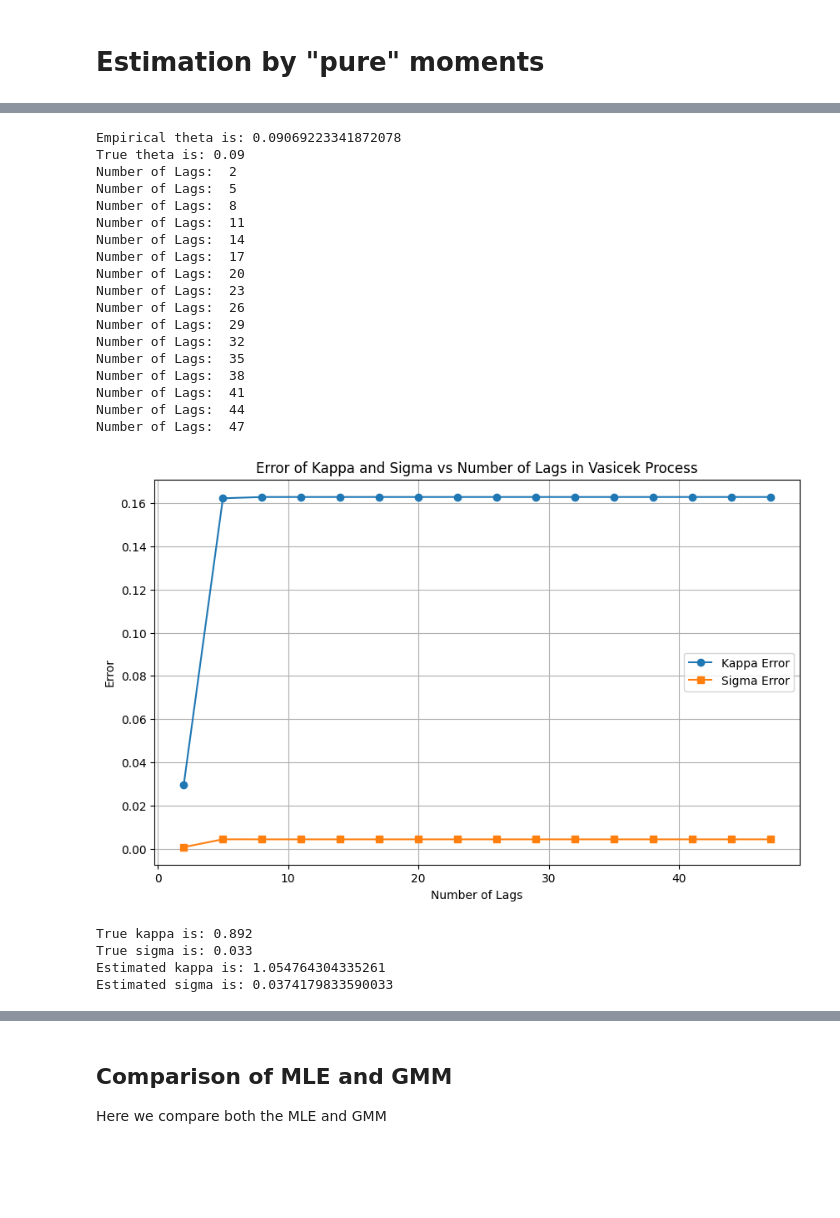
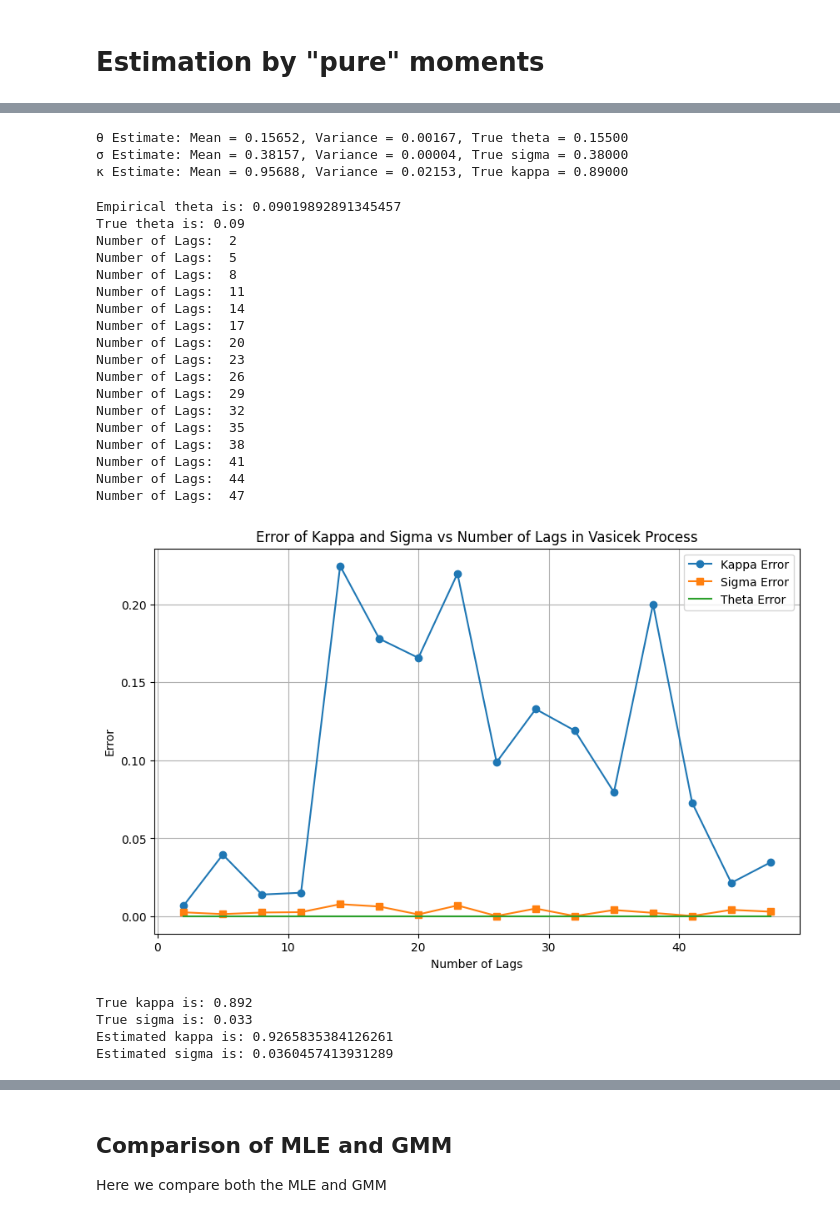
Before and after one commit to Hassen214/Project-IMI, a Jupyter notebook: Code.ipynb, the cells around one changed output, grey strips where cells are left out. Cells and saved outputs as stored; diff of their text form; code cells hidden in the pictures; blank space fills up the shorter version.

```diff
--- a/Code.ipynb
+++ b/Code.ipynb
@@ -497,13 +468,0 @@ $$
-# %%
-# Generate Vasicek process trajectories
-# True parameters
-kappa_true = 0.892  # Vitesse de retour à la moyenne
-theta_true = 0.09  # Moyenne long-terme
-sigma_true = 0.033  # Volatilité
-vasicek_process = Vasicek(kappa_true, theta_true, sigma_true)
-X0 = 0.05  # Initial value
-T = 100 # Time horizon
-N = 1  # Number of trajectories
-n = 5000  # Number of time steps
-trajectories = vasicek_process.generate(X0, T, N, n)
-trajectory = trajectories[0]
@@ -601,3 +469,56 @@ Estimated sigma is: 0.03525517060095912
+# %%
+
+# True Vasicek parameters
+true_theta = 0.155
+true_sigma = 0.38
+true_kappa = 0.89
+T = 100         # Total time period
+n_simulations = 100  # Number of simulations
+n_points = 5000       # Number of discretization steps per trajectory
+
+
+
+def moment_estimators(X, T):
+    h = T / len(X)
+    n = len(X) - 2
+    mean_X = np.mean(X)
+    sum_X = np.sum(X[:-1]) / n
+    sum_X2 = np.sum(X[:-2]) / n
+    sum_X_X1 = np.sum(X[:-1] * X[1:]) / n
+    sum_X_X2 = np.sum(X[:-2] * X[2:]) / n
+
+    numerator = (sum_X ** 2 - sum_X_X1)
+    denominator = (sum_X ** 2 - sum_X_X2)
+
+    kappa_hat = (1 / h) * np.log(numerator / denominator)
+    sigma2_hat = -2 * kappa_hat * (numerator ** 2) / denominator
+    theta_hat = mean_X
+
+    return theta_hat, sigma2_hat, kappa_hat
+
+# Run simulations
+theta_estimates, sigma_estimates, kappa_estimates = [], [], []
+
+for _ in range(n_simulations):
+    vasicek_process = Vasicek(true_kappa, true_theta, true_sigma)
+    X = vasicek_process.generate(X0=0.1, T=T, N=1, n=n_points)[0]
+    theta_hat, sigma2_hat, kappa_hat = moment_estimators(X, T)
+    theta_estimates.append(theta_hat)
+    sigma_estimates.append(np.sqrt(sigma2_hat))  # Convert variance to standard deviation
+    kappa_estimates.append(kappa_hat)
+
+# Compute empirical mean and variance
+theta_mean, theta_var = np.mean(theta_estimates), np.var(theta_estimates, ddof=1)
+sigma_mean, sigma_var = np.mean(sigma_estimates), np.var(sigma_estimates, ddof=1)
+kappa_mean, kappa_var = np.mean(kappa_estimates), np.var(kappa_estimates, ddof=1)
+
+print(f"θ Estimate: Mean = {theta_mean:.5f}, Variance = {theta_var:.5f}, True theta = {true_theta:.5f}")
+print(f"σ Estimate: Mean = {sigma_mean:.5f}, Variance = {sigma_var:.5f}, True sigma = {true_sigma:.5f}")
+print(f"κ Estimate: Mean = {kappa_mean:.5f}, Variance = {kappa_var:.5f}, True kappa = {true_kappa:.5f}")
+# %% [output]
+θ Estimate: Mean = 0.15652, Variance = 0.00167, True theta = 0.15500
+σ Estimate: Mean = 0.38157, Variance = 0.00004, True sigma = 0.38000
+κ Estimate: Mean = 0.95688, Variance = 0.02153, True kappa = 0.89000
 # %%
 # Generate Vasicek process trajectories
 # True parameters
@@ -605,7 +526,7 @@ kappa_true = 0.892  # Vitesse de retour à la moyenne
 theta_true = 0.09  # Moyenne long-terme
 sigma_true = 0.033  # Volatilité
 vasicek_process = Vasicek(kappa_true, theta_true, sigma_true)
-X0 = theta_true  # Initial value
+X0 = 0.1  # Initial value
 N = 1  # Number of trajectories
 n = 1000  # Number of time steps
 T =  1000   # Time horizon
@@ -666,6 +585,7 @@ print("True theta is:", theta_true)
 num_lags_list = np.arange(2, 50,3)  # Start with 20, increase by 20, up to 200
 kappa_errors = []
 sigma_errors = []
+theta_errors = []
 kappa_est = -1
 sigma_est = -1
 # Loop over the number of lags to calculate errors
@@ -675,42 +595,44 @@ for num_lags in num_lags_list:
     kappa_est, sigma_est = estimate_kappa_sigma(trajectory, n, T, theta_emp, lags)
     kappa_errors.append(np.abs(kappa_est - kappa_true))  # Absolute error for kappa
     sigma_errors.append(np.abs(sigma_est - sigma_true))  # Absolute error for sigma
+    theta_errors.append(np.abs(theta_emp-theta_true))
 
 # Plot the errors
 plt.figure(figsize=(10, 6))
 plt.plot(num_lags_list, kappa_errors, label='Kappa Error', marker='o')
 plt.plot(num_lags_list, sigma_errors, label='Sigma Error', marker='s')
+plt.plot(num_lags_list,theta_errors,label ="Theta Error")
 plt.xlabel('Number of Lags')
 plt.ylabel('Error')
 plt.title('Error of Kappa and Sigma vs Number of Lags in Vasicek Process')
 plt.legend()
 plt.grid(True)
 plt.show()
 print("True kappa is:", kappa_true)
 print("True sigma is:", sigma_true)
 print("Estimated kappa is:", kappa_est)
 print("Estimated sigma is:", sigma_est)
 # %% [output]
-Empirical theta is: 0.09069223341872078
+Empirical theta is: 0.09019892891345457
 True theta is: 0.09
 Number of Lags:  2
 Number of Lags:  5
 Number of Lags:  8
 Number of Lags:  11
 Number of Lags:  14
 Number of Lags:  17
 Number of Lags:  20
 Number of Lags:  23
 Number of Lags:  26
 Number of Lags:  29
 Number of Lags:  32
 Number of Lags:  35
 Number of Lags:  38
 Number of Lags:  41
 Number of Lags:  44
 Number of Lags:  47
-[figure, old version]
+[figure, new version]
 True kappa is: 0.892
 True sigma is: 0.033
-Estimated kappa is: 1.054764304335261
-Estimated sigma is: 0.0374179833590033
+Estimated kappa is: 0.9265835384126261
+Estimated sigma is: 0.0360457413931289
```
Also changed, not shown: parts of 17 cells of this notebook.
